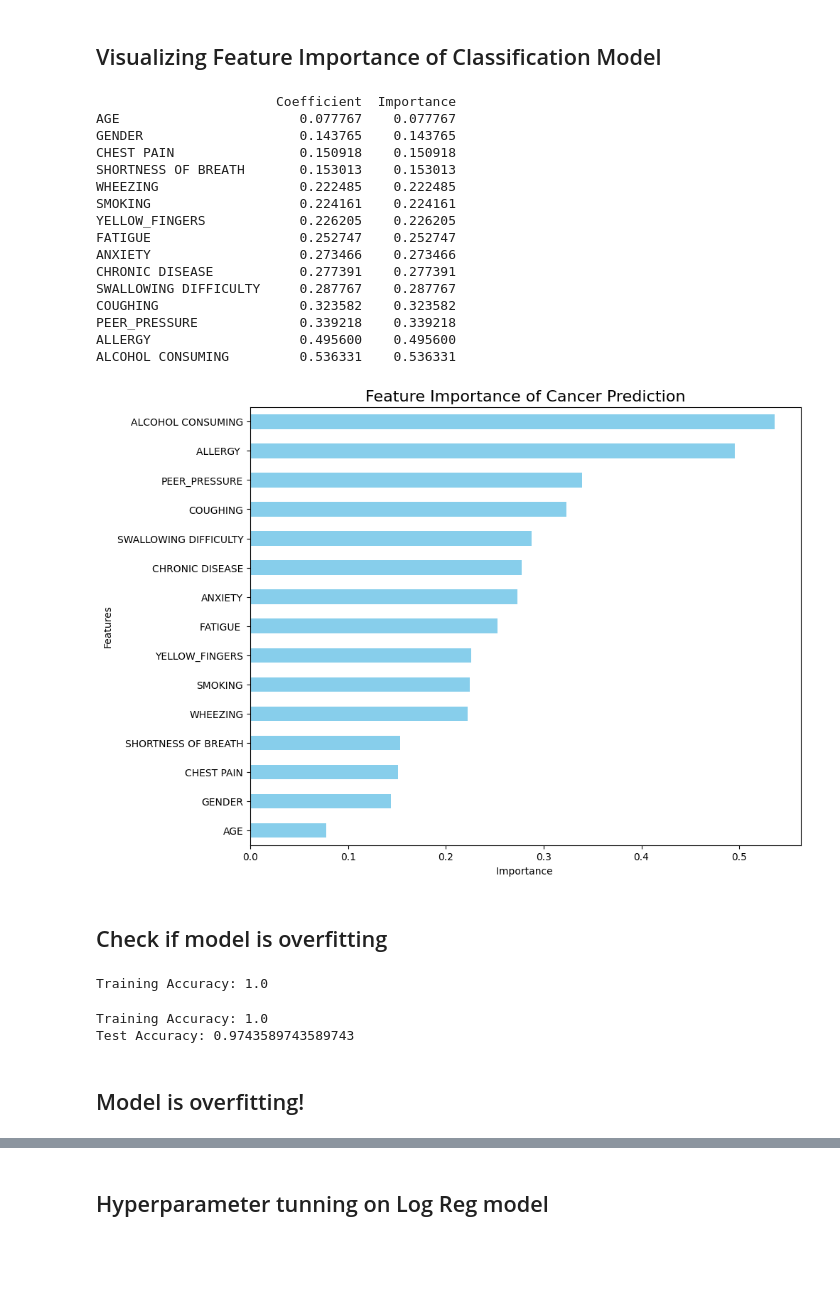
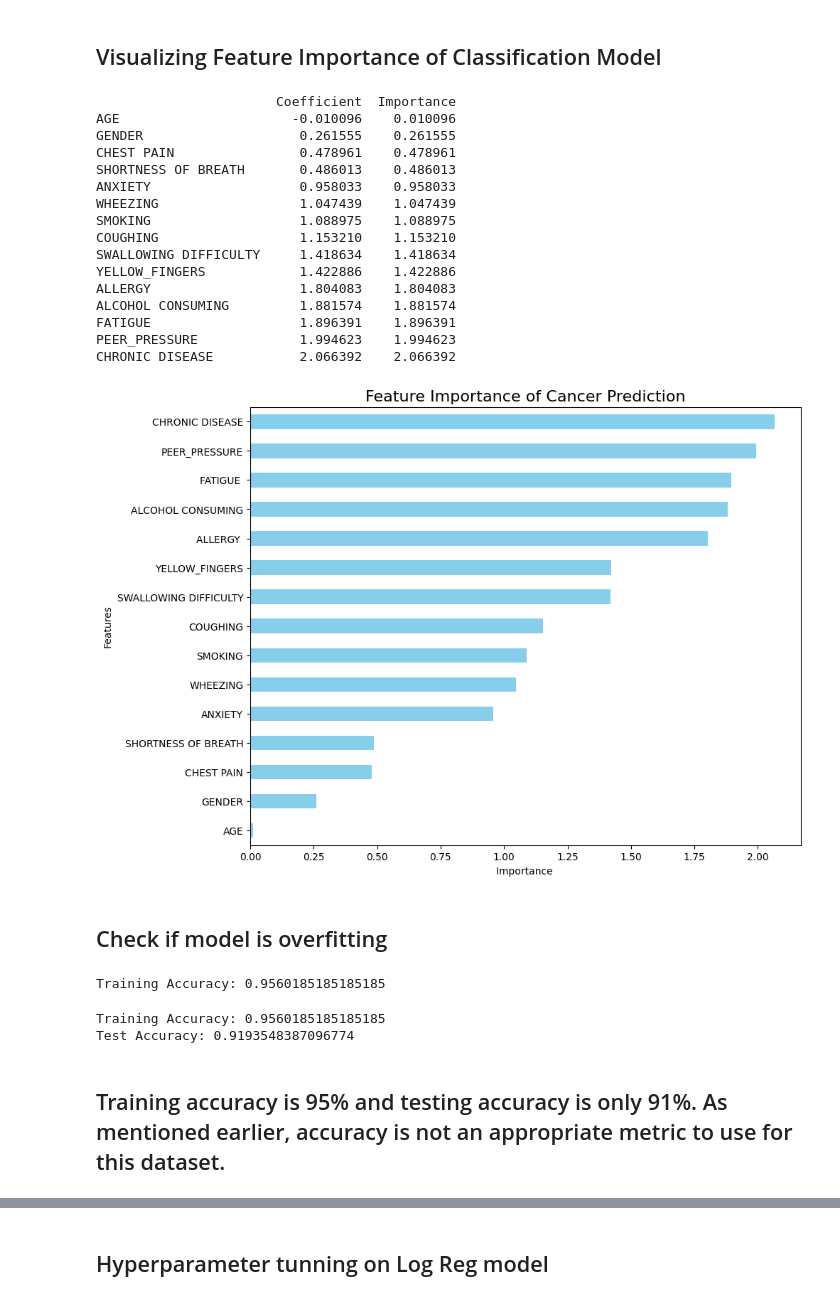
Before and after one commit to Xninety-nine/Springboard, a Jupyter notebook: Lung_Cancer_Prediction.ipynb, the cells around one changed output, grey strips where cells are left out. Saved outputs shown, nothing was run; the diff lists cells and outputs as text; code cells hidden in the pictures; blank space fills up the shorter version.

```diff
--- a/Lung_Cancer_Prediction.ipynb
+++ b/Lung_Cancer_Prediction.ipynb
@@ -423,10 +893,10 @@ R2 score 0.3336859326630748
 from sklearn.linear_model import Ridge
 
 #Initialize model
-ridge = Ridge(alpha=1.0)
+ridge = Ridge(alpha=.010)
 
 #Fit model
-ridge.fit(X_train,y_train)
+ridge.fit(X_train_resampled, y_train_resampled )
 
 #Predict
 y_pred_ridge = ridge.predict(X_test)
@@ -448,11 +918,11 @@ from sklearn.ensemble import RandomForestRegressor
 
 #initialize the random forest regressor
 
-rf = RandomForestRegressor(n_estimators=200, max_depth=10,random_state=22)
+rf = RandomForestRegressor(n_estimators=10, max_depth=10,random_state=42)
 
 
 #Train model
-rf.fit(X_train, y_train)
+rf.fit(X_train_resampled, y_train_resampled)
 
 #Make prediction
 y_pred_rf = rf.predict(X_test)
@@ -497,7 +969,7 @@ random_search = RandomizedSearchCV(
 )
 
 # Fit the random search to the data
-random_search.fit(X_train, y_train)
+random_search.fit(X_train_resampled, y_train_resampled)
 
 # Get the best parameters
 best_params = random_search.best_params_
@@ -561,12 +1036,12 @@ plt.show()
 from sklearn.linear_model import LogisticRegression
 from sklearn.metrics import accuracy_score, classification_report, confusion_matrix
 # %%
-#Instantiate the model: I am using multi_class='multinomial' since my classification is multiclass. solver='lbfgs' is the optimization algorithm which works well on small-medium datasets such as mine.
-logreg_model = LogisticRegression(max_iter=1000, solver='lbfgs', random_state=22)
+#Instantiate the model: I am using multi_class='multinomial' since my classification is multiclass. solver='lbfgs' is the optimization algorithm which works well on small-medium datasets such as mine. I am also adding class_weight='balanced' to address class imbalance.
+logreg_model = LogisticRegression(max_iter=1000, solver='lbfgs', random_state=42, class_weight='balanced')
 
 
 #fit the model
-logreg_model.fit(X_train, y_train)
+logreg_model.fit(X_train_resampled, y_train_resampled)
 
 #predict
 y_pred = logreg_model.predict(X_test)
@@ -602,68 +1083,68 @@ Confusion Matrix:
 # %%
 
 
-feature_names = X_train.columns
+feature_names = X_train_resampled.columns
 
 # Get the coefficients of the model (for binary classification, there is only one set of coefficients)
 coefficients = logreg_model.coef_.flatten()
 
 # Creating a DataFrame for better visualization
 coeff_df = pd.DataFrame(coefficients, index=feature_names, columns=['Coefficient'])
 
 # For better readability, you can take the absolute value of the coefficients
 coeff_df['Importance'] = coeff_df['Coefficient'].abs()
 
 # Sort by ascending
 coeff_df = coeff_df.sort_values(by='Importance', ascending=True)
 
 # Print or visualize the DataFrame
 print(coeff_df)
 
 # Plot the feature importances (absolute coefficients)
 plt.figure(figsize=(10, 8))
 coeff_df['Importance'].plot(kind='barh', color='skyblue')
 plt.title('Feature Importance of Cancer Prediction', fontsize=16)
 plt.xlabel('Importance ')
 plt.ylabel('Features')
 plt.show()
 # %% [output]
                        Coefficient  Importance
-AGE                       0.077767    0.077767
-GENDER                    0.143765    0.143765
-CHEST PAIN                0.150918    0.150918
-SHORTNESS OF BREATH       0.153013    0.153013
-WHEEZING                  0.222485    0.222485
-SMOKING                   0.224161    0.224161
-YELLOW_FINGERS            0.226205    0.226205
-FATIGUE                   0.252747    0.252747
-ANXIETY                   0.273466    0.273466
-CHRONIC DISEASE           0.277391    0.277391
-SWALLOWING DIFFICULTY     0.287767    0.287767
-COUGHING                  0.323582    0.323582
-PEER_PRESSURE             0.339218    0.339218
-ALLERGY                   0.495600    0.495600
-ALCOHOL CONSUMING         0.536331    0.536331
+AGE                      -0.010096    0.010096
+GENDER                    0.261555    0.261555
+CHEST PAIN                0.478961    0.478961
+SHORTNESS OF BREATH       0.486013    0.486013
+ANXIETY                   0.958033    0.958033
+WHEEZING                  1.047439    1.047439
+SMOKING                   1.088975    1.088975
+COUGHING                  1.153210    1.153210
+SWALLOWING DIFFICULTY     1.418634    1.418634
+YELLOW_FINGERS            1.422886    1.422886
+ALLERGY                   1.804083    1.804083
+ALCOHOL CONSUMING         1.881574    1.881574
+FATIGUE                   1.896391    1.896391
+PEER_PRESSURE             1.994623    1.994623
+CHRONIC DISEASE           2.066392    2.066392
-[figure, old version]
+[figure, new version]
 # %% [markdown]
 ## Check if model is overfitting
 # %%
 # Check training accuracy
-y_train_pred = logreg_model.predict(X_train)
-train_accuracy = accuracy_score(y_train, y_train_pred)
+y_train_pred = logreg_model.predict(X_train_resampled)
+train_accuracy = accuracy_score(y_train_resampled, y_train_pred)
 print(f"Training Accuracy: {train_accuracy}")
 # %% [output]
-Training Accuracy: 1.0
+Training Accuracy: 0.9560185185185185
 # %%
 # Check training accuracy
-y_train = logreg_model.predict(X_train)
-train_accuracy = accuracy_score(y_train, y_train_pred)
+y_train = logreg_model.predict(X_train_resampled)
+train_accuracy = accuracy_score(y_train_resampled, y_train_pred)
 print(f"Training Accuracy: {train_accuracy}")
 
 # You already know the test accuracy
 print(f"Test Accuracy: {accuracy}")
 # %% [output]
-Training Accuracy: 1.0
-Test Accuracy: 0.9743589743589743
+Training Accuracy: 0.9560185185185185
+Test Accuracy: 0.9193548387096774
-# %% [markdown]
-## Model is overfitting!
+# %% [markdown]
+## Training accuracy is 95% and testing accuracy is only 91%. As mentioned earlier, accuracy is not an appropriate metric to use for this dataset.
 # %%
```
Also changed, not shown: parts of 77 cells of this notebook, 3 other files.
